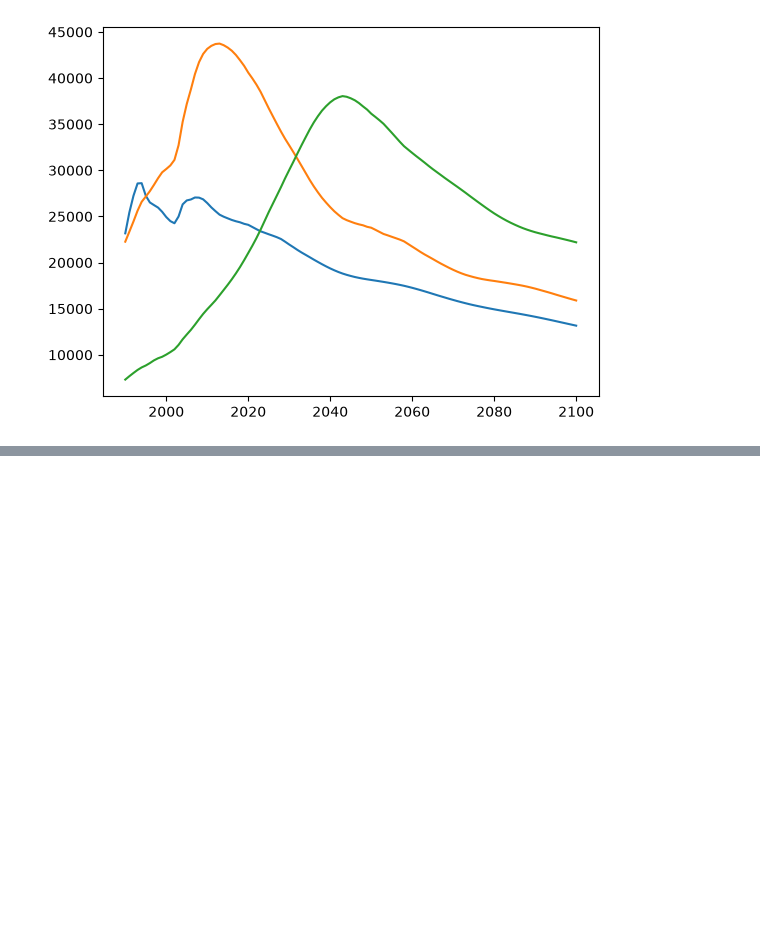
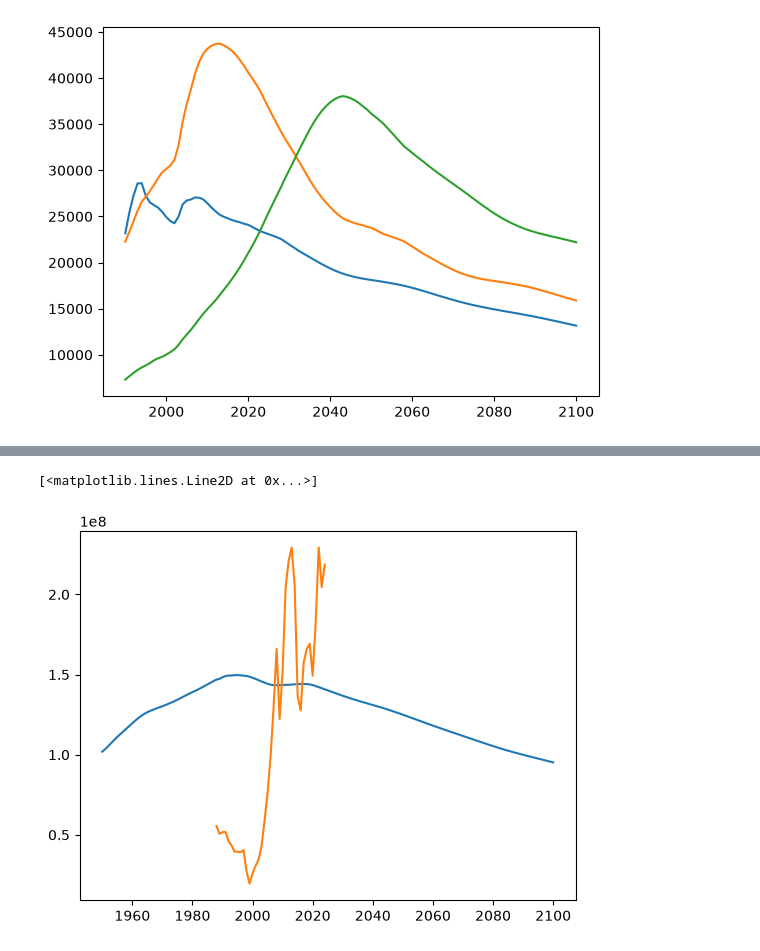
Before and after one commit to Flx232/Census-Dashboard, a Jupyter notebook: exploratory.ipynb, the cells around one changed output, grey strips where cells are left out. Cells and saved outputs as stored; diff of their text form; code cells hidden in the pictures; blank space fills up the shorter version.

```diff
--- a/exploratory.ipynb
+++ b/exploratory.ipynb
@@ -165,0 +266,11 @@ plt.plot(section['YR'], section['POP_OLD'])
+# %%
+section = population_data[population_data['GEO_ID'] == 'W140000WORU']
+# plt.plot(section['YR'], section['POP_YOUNG'])
+# plt.plot(section['YR'], section['POP_MIDDLE'])
+# plt.plot(section['YR'], section['POP_OLD'])
+plt.plot(section['YR'], section['POP'])
+section = gdp_table[gdp_table['Country Code'] == 'RU']
+plt.plot(section['YR'], (section['GDP'])/1e4)
+# %% [output]
+[<matplotlib.lines.Line2D at 0x...>]
+[figure, added]
```
Also changed, not shown: parts of 11 cells of this notebook, 4 other files.
